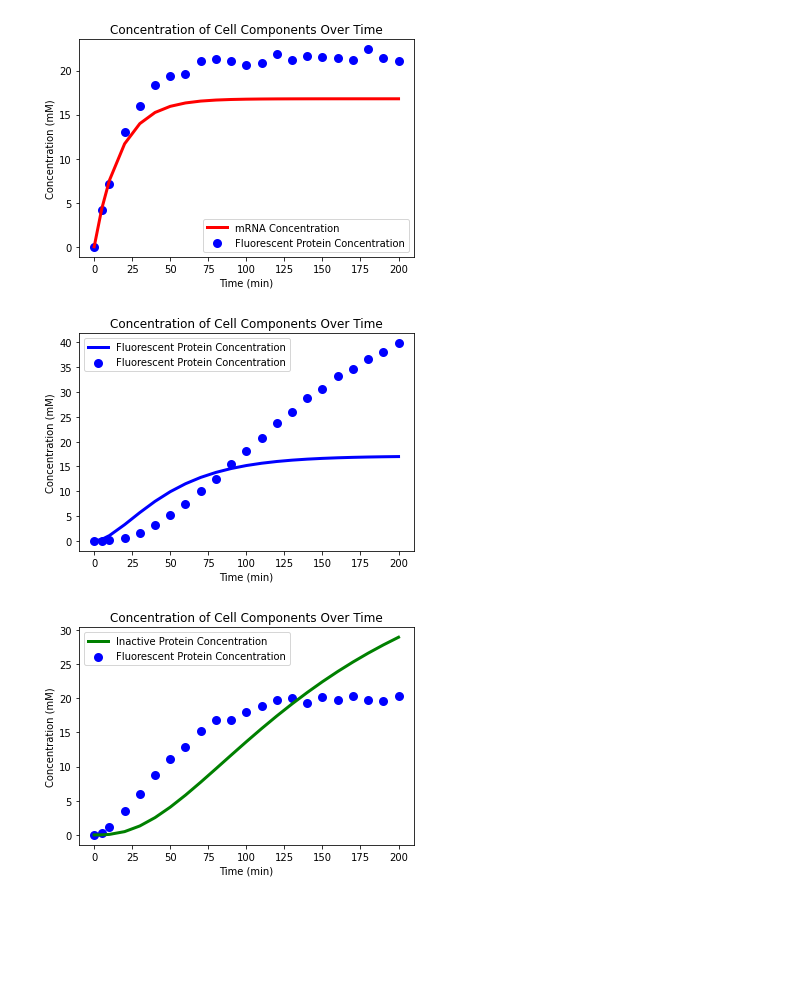
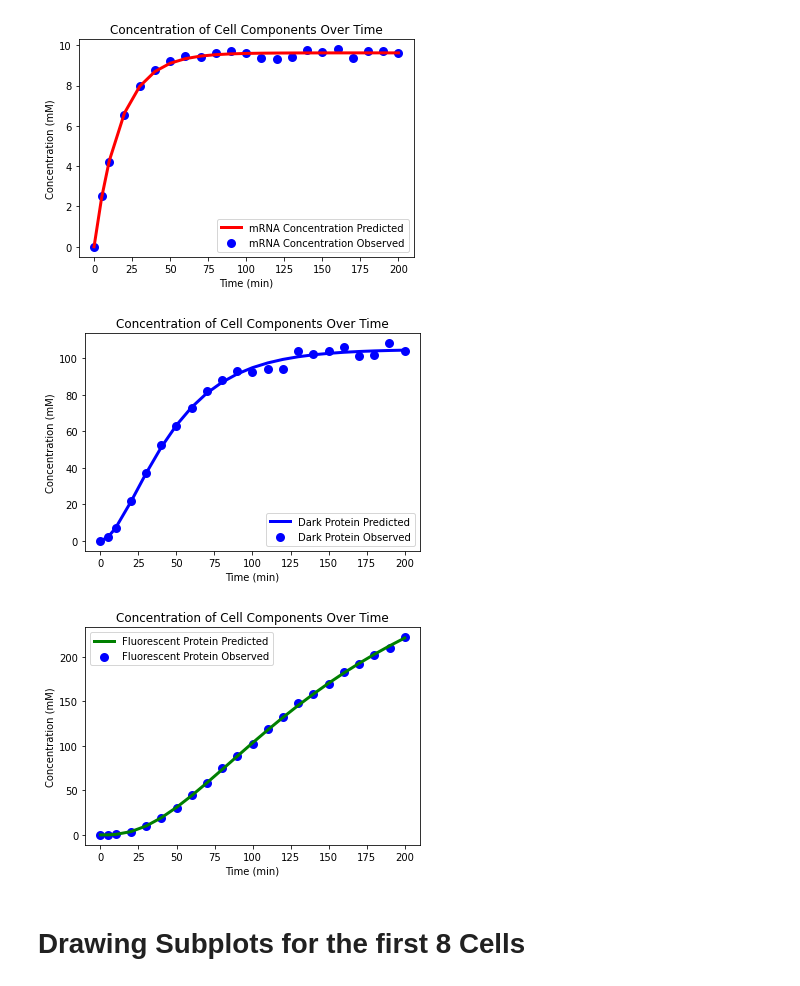
Before and after one commit to khashayar-bo/CellParameter-Estimation, a Jupyter notebook: ParameterEstimation_NLME_NTS.ipynb, the cells around one changed output. Drawn from its saved outputs; the diff is of its cells as text; code cells hidden in the pictures; blank space fills up the shorter version.

```diff
--- a/ParameterEstimation_NLME_NTS.ipynb
+++ b/ParameterEstimation_NLME_NTS.ipynb
@@ -198,9 +251,8 @@ ValueError: ignored
 # %%
-import matplotlib.pyplot as plt
 t = np.array([0, 5])
 t = np.append(t, np.arange(10, 201, 10))
-plt.plot(t, predictedValues[:,0], linewidth=3, color='red', label="mRNA Concentration")
-plt.scatter(t, cell1Data[:t.shape[0]], linewidth=3, color='blue', label="Fluorescent Protein Concentration")
+plt.plot(t, optimizerHolistic.predictedValues[:,0], linewidth=3, color='red', label="mRNA Concentration Predicted")
+plt.scatter(t, cell1Data.getmRNAData(), linewidth=3, color='blue', label="mRNA Concentration Observed")
 
 
 plt.title("Concentration of Cell Components Over Time")
@@ -209,29 +261,21 @@ plt.ylabel("Concentration (mM)")
 plt.legend()
 plt.show()
 # %% [output]
-[figure, old version]
+[figure, new version]
 # %%
-import matplotlib.pyplot as plt
-t = np.array([0, 5])
-t = np.append(t, np.arange(10, 201, 10))
-
-plt.plot(t, predictedValues[:,1], linewidth=3, color='blue', label="Fluorescent Protein Concentration")
-plt.scatter(t, cell1Data[t.shape[0] * 2:66], linewidth=3, color='blue', label="Fluorescent Protein Concentration")
+plt.plot(t, optimizerHolistic.predictedValues[:,1], linewidth=3, color='blue', label="Dark Protein Predicted")
+plt.scatter(t, cell1Data.getDarkProteinData(), linewidth=3, color='blue', label="Dark Protein Observed")
 
 plt.title("Concentration of Cell Components Over Time")
 plt.xlabel("Time (min)")
 plt.ylabel("Concentration (mM)")
 plt.legend()
 plt.show()
 # %% [output]
-[figure, old version]
+[figure, new version]
 # %%
-import matplotlib.pyplot as plt
-t = np.array([0, 5])
-t = np.append(t, np.arange(10, 201, 10))
-
-plt.plot(t, predictedValues[:,2], linewidth=3, color='green', label="Inactive Protein Concentration")
-plt.scatter(t, cell1Data[t.shape[0]:t.shape[0] * 2], linewidth=3, color='blue', label="Fluorescent Protein Concentration")
+plt.plot(t, optimizerHolistic.predictedValues[:,2], linewidth=3, color='green', label="Fluorescent Protein Predicted")
+plt.scatter(t, cell1Data.getFluorescentData(), linewidth=3, color='blue', label="Fluorescent Protein Observed")
 
 plt.title("Concentration of Cell Components Over Time")
 plt.xlabel("Time (min)")
@@ -239,4 +283,6 @@ plt.ylabel("Concentration (mM)")
 plt.legend()
 plt.show()
 # %% [output]
-[figure, old version]
+[figure, new version]
+# %% [markdown]
+# Drawing Subplots for the first 8 Cells
```
Also changed, not shown: parts of 17 cells of this notebook.
